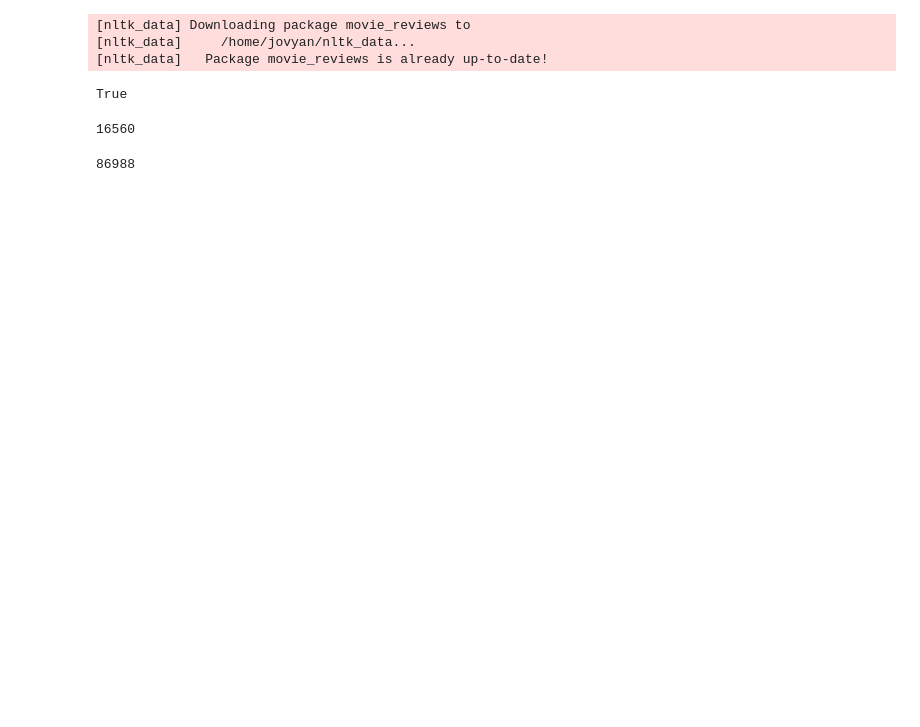
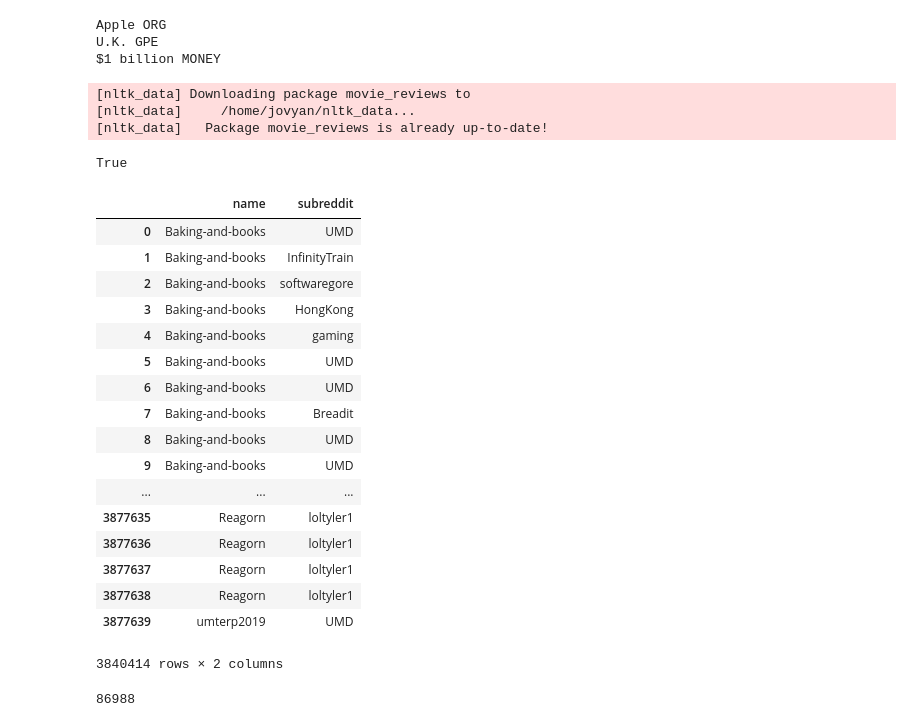
Before and after one commit to timhenderson17/timhenderson17.github.io, a Jupyter notebook: tim.ipynb, the cells around one changed output. Drawn from its saved outputs; the diff is of its cells as text; code cells hidden in the pictures; blank space fills up the shorter version.

```diff
--- a/tim.ipynb
+++ b/tim.ipynb
@@ -233,3 +482,21 @@ len(documentsss)
+# %%
+import en_core_web_sm
+from wordsegment import load, segment
+load()
+segment('thisisatest')
+segment('malefashionadvice')
+
+import spacy
+
+nlp = en_core_web_sm.load()
+doc = nlp("Apple is looking at buying U.K. startup for $1 billion")
+
+for token in doc.ents:
+    print(token.text, token.label_)
+# %% [output]
+Apple ORG
+U.K. GPE
+$1 billion MONEY
 # %%
 import nltk
 nltk.download('movie_reviews')
@@ -238,11 +505,27 @@ nltk.download('movie_reviews')
 [nltk_data]     /home/jovyan/nltk_data...
 [nltk_data]   Package movie_reviews is already up-to-date!
 True
-# %%
-import sys
-sys.getsizeof(documentsss)
-# %% [output]
-16560
+# %%
+df_user_sub
+# %% [output]
+|  | name | subreddit |
+| 0 | Baking-and-books | UMD |
+| 1 | Baking-and-books | InfinityTrain |
+| 2 | Baking-and-books | softwaregore |
+| 3 | Baking-and-books | HongKong |
+| 4 | Baking-and-books | gaming |
+| 5 | Baking-and-books | UMD |
+| 6 | Baking-and-books | UMD |
+| 7 | Baking-and-books | Breadit |
+| 8 | Baking-and-books | UMD |
+| 9 | Baking-and-books | UMD |
+| ... | ... | ... |
+| 3877635 | Reagorn | loltyler1 |
+| 3877636 | Reagorn | loltyler1 |
+| 3877637 | Reagorn | loltyler1 |
+| 3877638 | Reagorn | loltyler1 |
+| 3877639 | umterp2019 | UMD |
+3840414 rows × 2 columns
 # %%
 len(documents)
 # %% [output]
```
Also changed, not shown: parts of 33 cells of this notebook, 1 other file.
